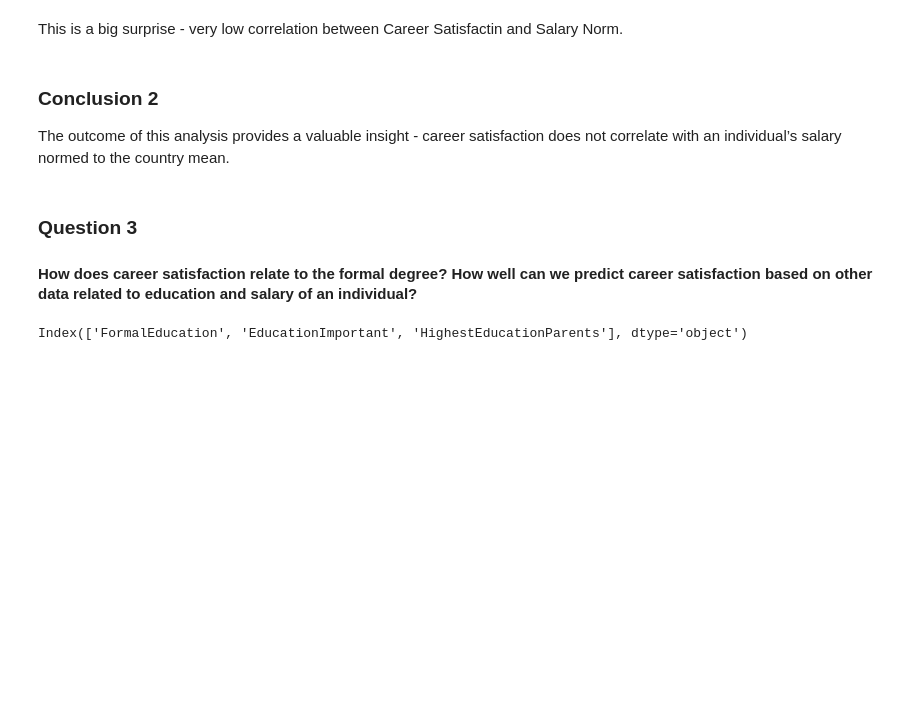
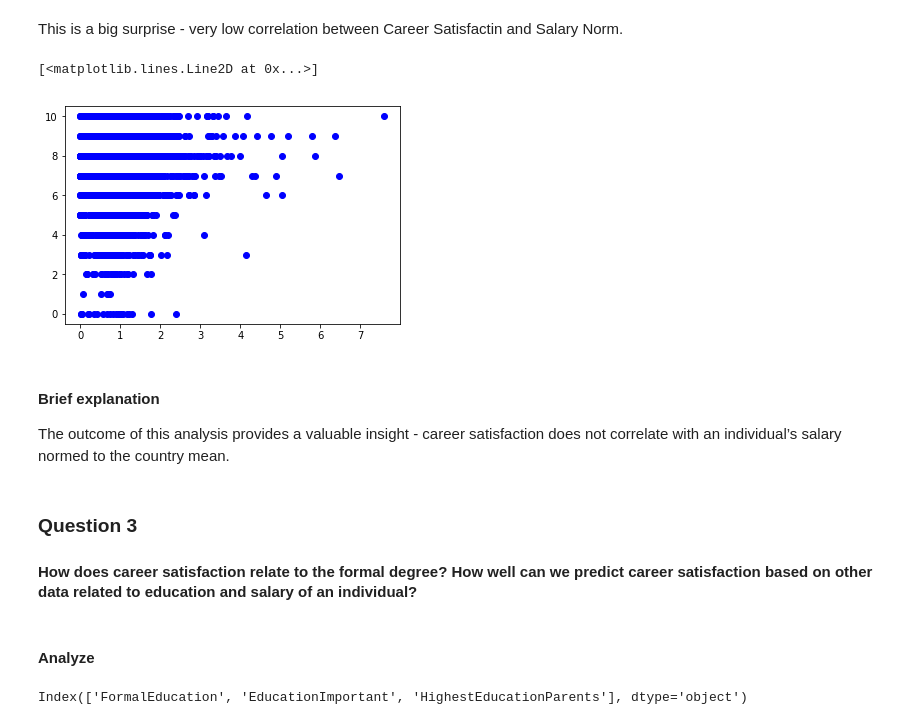
Before and after one commit to esanin1/stackoverflow, a Jupyter notebook: CareerSatisfactionRevealed.ipynb, the cells around one changed output. Cells and saved outputs as stored; diff of their text form; code cells hidden in the pictures; blank space fills up the shorter version.

Commit message:
included visualizatin for Question 2

```diff
--- a/CareerSatisfactionRevealed.ipynb
+++ b/CareerSatisfactionRevealed.ipynb
@@ -375,13 +396,20 @@ y_test_preds = lm_model.predict(X_test)
 'The r-squared score for the model using selected variables was 0.006521159545815225 on 1650 values.'
 # %% [markdown]
 This is a big surprise - very low correlation between Career Satisfactin and Salary Norm.
+# %%
+plt.plot(X, y, 'o', color='blue')
+# %% [output]
+[<matplotlib.lines.Line2D at 0x...>]
+[figure, added]
 # %% [markdown]
-### Conclusion 2
+#### Brief explanation
 
 The outcome of this analysis provides a valuable insight - career satisfaction does not correlate with an individual’s  salary normed to the country mean.
 # %% [markdown]
 ### Question 3
 #### How does career satisfaction relate to the formal degree? How well can we predict career satisfaction based on other data related to education and salary of an individual?
+# %% [markdown]
+#### Analyze
 # %%
 # We'll leverge th already groomed subset of data from "Question 2" section
 # We'll narrow down to the colums of focus of this use case
```
Also changed, not shown: parts of 15 cells of this notebook.
